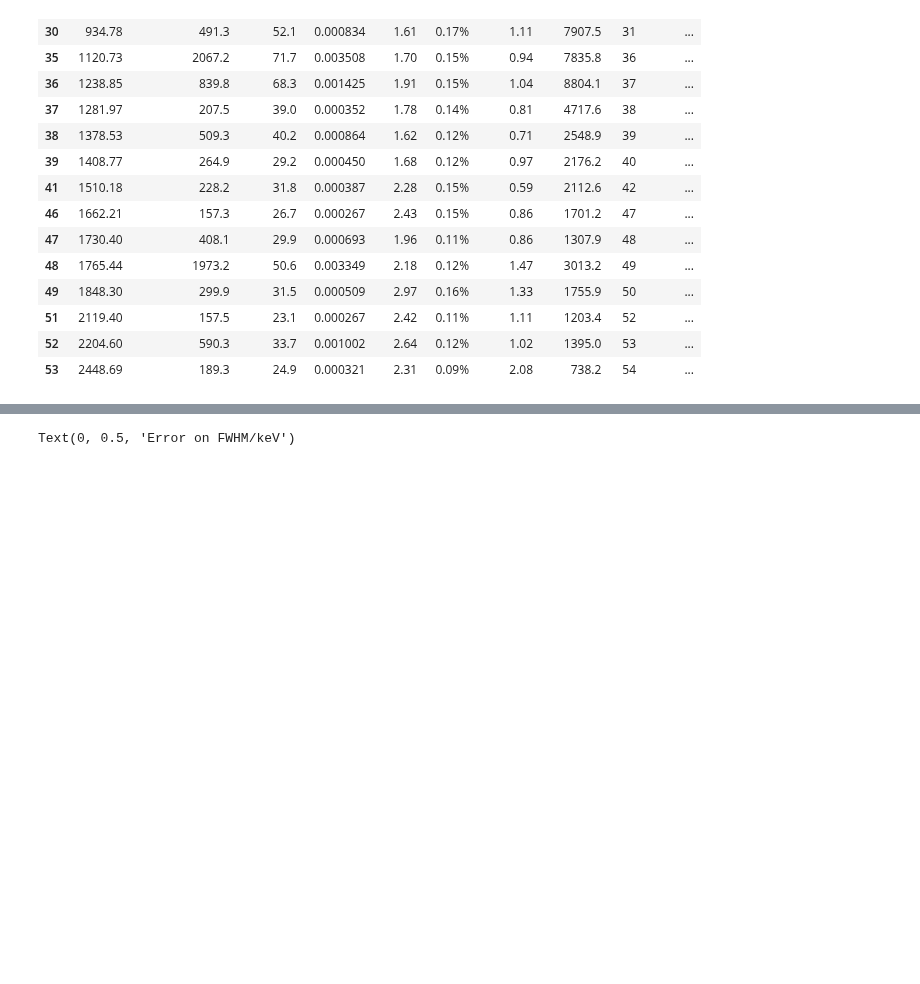
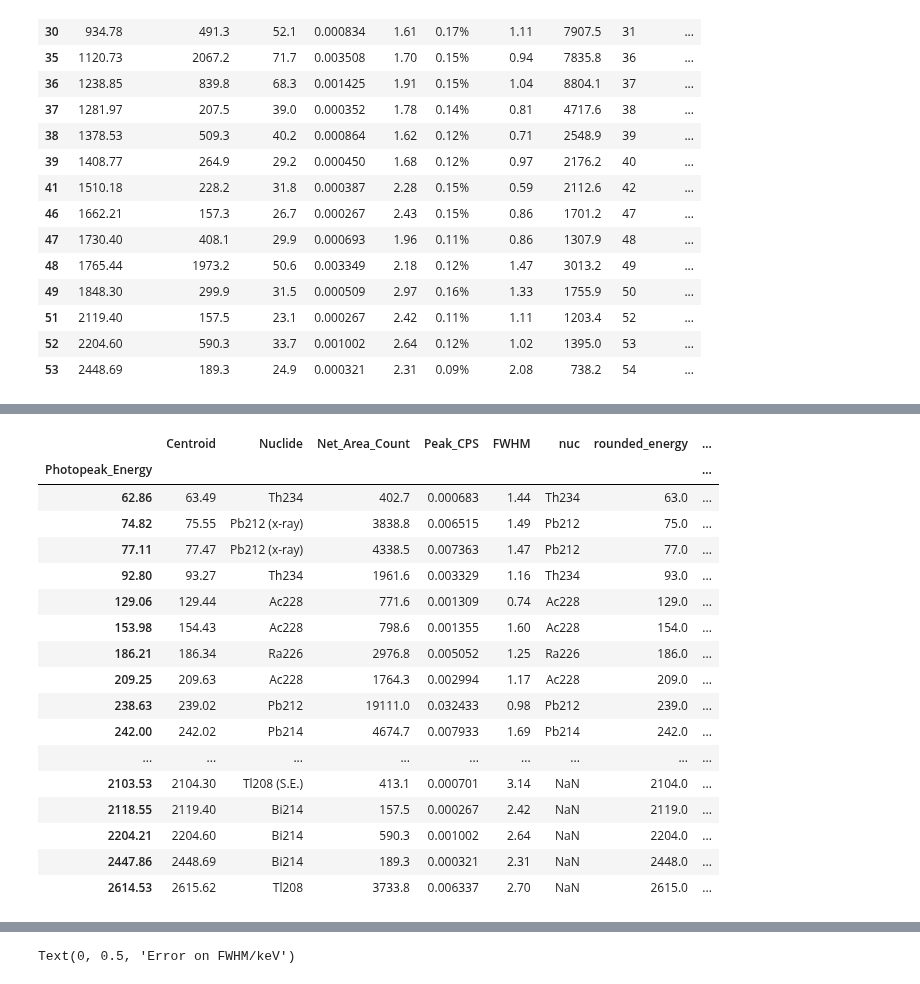
Before and after one commit to ngcnpeter/HPGe_lab_y3, a Jupyter notebook: spectal_analysis.ipynb, the cells around one changed output, grey strips where cells are left out. Cells and saved outputs as stored; diff of their text form; code cells hidden in the pictures; blank space fills up the shorter version.

```diff
--- a/spectal_analysis.ipynb
+++ b/spectal_analysis.ipynb
@@ -194,3 +244,4 @@ path_bg = 'Data/Peaks/peaks_background_17_10_23.csv'
 df_1 = peak_df(path1)
 df_2 = peak_df(path2)
 df_bg= peak_df(path_bg)
+df_list = [df_1,df_2,df_bg]
@@ -198,0 +248,2 @@ IndexError: list index out of range
+# %%
+nndc_df = nndc_all(pd.concat(df_list).reset_index())
@@ -198,0 +270,27 @@ IndexError: list index out of range
+# %%
+len([i[0] for i in df_1.dropna(subset = 'Nuclide')['Nuclide'].str.findall('\w+\d+')])
+df_1['rounded_energy'] = round(df_1['Photopeak_Energy'],ndigits = 0)
+df_1.dropna(subset = 'Nuclide',inplace = True)
+df_1['nuc'] =  pd.Series([i[0] for i in df_1.dropna(subset = 'Nuclide')['Nuclide'].str.findall('\w+\d+')])
+df2 = df_1.merge(nndc_df,how = 'left' ,on = ['rounded_energy', 'nuc'])
+df2= df2.groupby('Photopeak_Energy').max()
+df2
+# %% [output]
+|  | Centroid | Nuclide | Net_Area_Count | Peak_CPS | FWHM | nuc | rounded_energy | ... |
+| Photopeak_Energy |  |  |  |  |  |  |  | ... |
+| 62.86 | 63.49 | Th234 | 402.7 | 0.000683 | 1.44 | Th234 | 63.0 | ... |
+| 74.82 | 75.55 | Pb212 (x-ray) | 3838.8 | 0.006515 | 1.49 | Pb212 | 75.0 | ... |
+| 77.11 | 77.47 | Pb212 (x-ray) | 4338.5 | 0.007363 | 1.47 | Pb212 | 77.0 | ... |
+| 92.80 | 93.27 | Th234 | 1961.6 | 0.003329 | 1.16 | Th234 | 93.0 | ... |
+| 129.06 | 129.44 | Ac228 | 771.6 | 0.001309 | 0.74 | Ac228 | 129.0 | ... |
+| 153.98 | 154.43 | Ac228 | 798.6 | 0.001355 | 1.60 | Ac228 | 154.0 | ... |
+| 186.21 | 186.34 | Ra226 | 2976.8 | 0.005052 | 1.25 | Ra226 | 186.0 | ... |
+| 209.25 | 209.63 | Ac228 | 1764.3 | 0.002994 | 1.17 | Ac228 | 209.0 | ... |
+| 238.63 | 239.02 | Pb212 | 19111.0 | 0.032433 | 0.98 | Pb212 | 239.0 | ... |
+| 242.00 | 242.02 | Pb214 | 4674.7 | 0.007933 | 1.69 | Pb214 | 242.0 | ... |
+| ... | ... | ... | ... | ... | ... | ... | ... | ... |
+| 2103.53 | 2104.30 | Tl208 (S.E.) | 413.1 | 0.000701 | 3.14 | NaN | 2104.0 | ... |
+| 2118.55 | 2119.40 | Bi214 | 157.5 | 0.000267 | 2.42 | NaN | 2119.0 | ... |
+| 2204.21 | 2204.60 | Bi214 | 590.3 | 0.001002 | 2.64 | NaN | 2204.0 | ... |
+| 2447.86 | 2448.69 | Bi214 | 189.3 | 0.000321 | 2.31 | NaN | 2448.0 | ... |
+| 2614.53 | 2615.62 | Tl208 | 3733.8 | 0.006337 | 2.70 | NaN | 2615.0 | ... |
```
Also changed, not shown: parts of 17 cells of this notebook.
